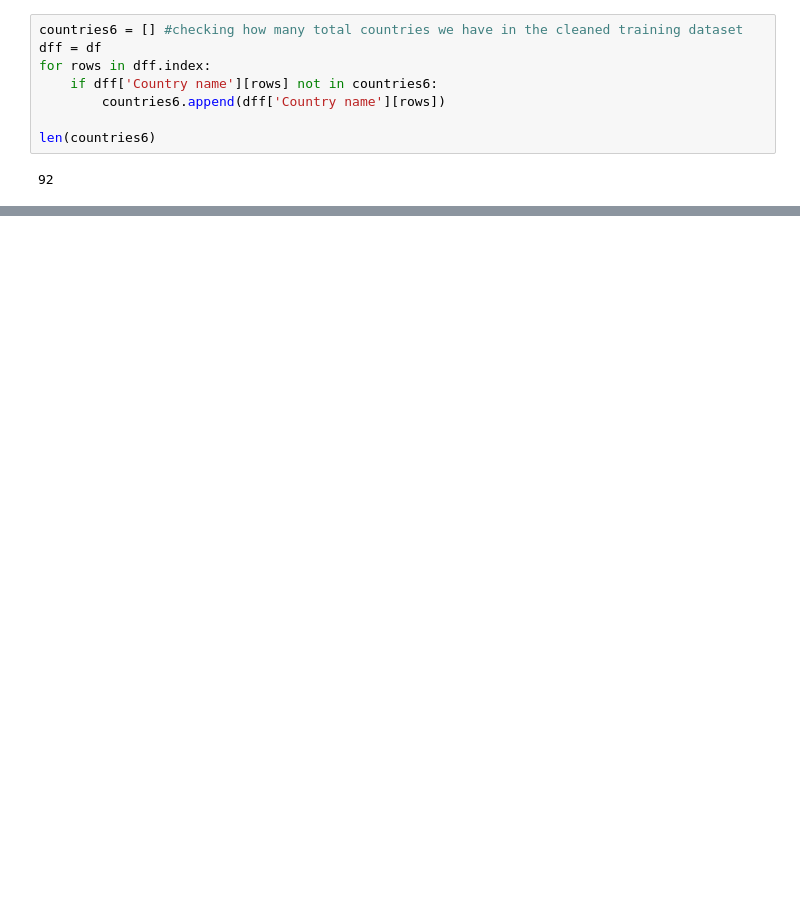
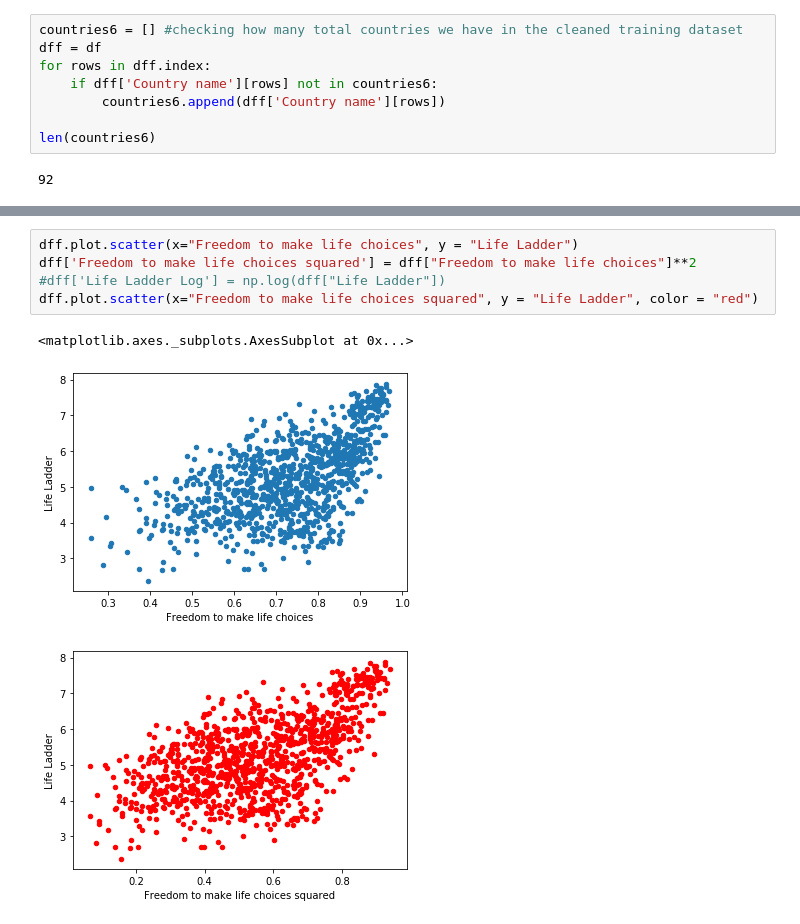
Before and after one commit to tusharshetty61/Data-Analytics-, a Jupyter notebook: EDA.ipynb, the cells around one changed output, grey strips where cells are left out. Saved outputs shown, nothing was run; the diff lists cells and outputs as text; blank space fills up the shorter version.

```diff
--- a/EDA.ipynb
+++ b/EDA.ipynb
@@ -149,0 +182,9 @@ len(countries6)
+# %%
+dff.plot.scatter(x="Freedom to make life choices", y = "Life Ladder")
+dff['Freedom to make life choices squared'] = dff["Freedom to make life choices"]**2
+#dff['Life Ladder Log'] = np.log(dff["Life Ladder"])
+dff.plot.scatter(x="Freedom to make life choices squared", y = "Life Ladder", color = "red")
+# %% [output]
+<matplotlib.axes._subplots.AxesSubplot at 0x...>
+[figure, added]
+[figure, added]
```
Also changed, not shown: parts of 11 cells of this notebook.
